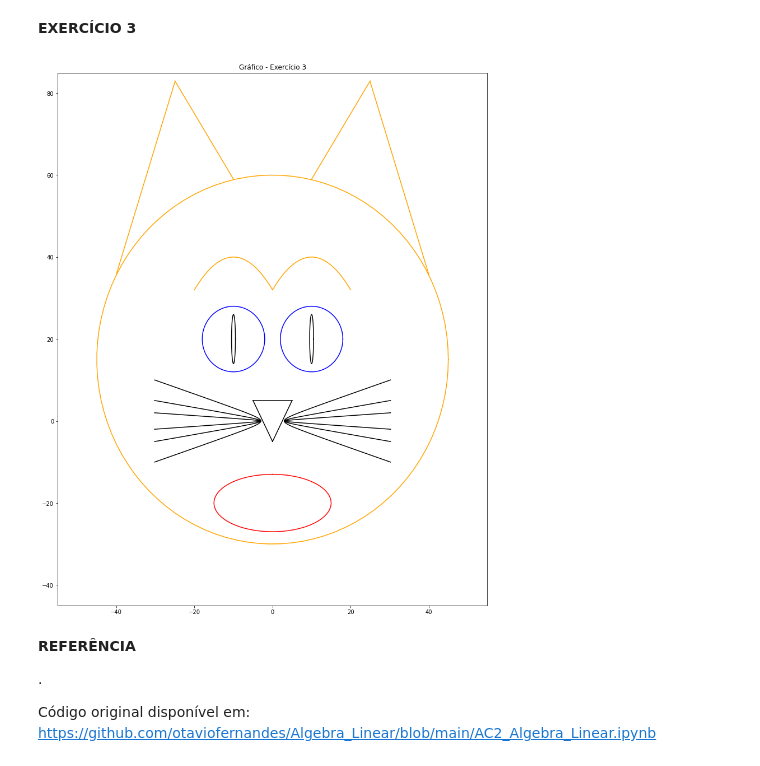
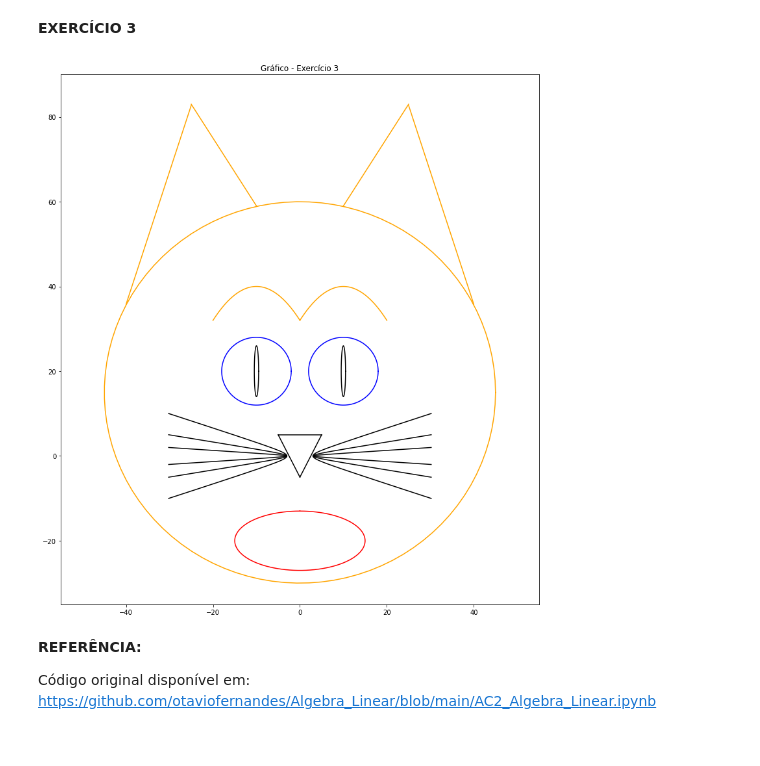
Before and after one commit to otaviofernandes/Algebra_Linear, a Jupyter notebook: AC2_Algebra_Linear.ipynb, the cells around one changed output. Cells and saved outputs as stored; diff of their text form; code cells hidden in the pictures.

```diff
--- a/AC2_Algebra_Linear.ipynb
+++ b/AC2_Algebra_Linear.ipynb
@@ -323,39 +323,37 @@ t18 = np.linspace(-40, -25, 100)
 x18 = t18
 y18 = 3.13 * x18 + 161
 
 #plotagem do gráfico
-plt.figure(figsize=(13.75, 17.5))
+plt.figure(figsize=(13.2, 15))
 plt.title('Gráfico - Exercício 3')
 plt.xticks(np.linspace(-40, 40, 5))
 plt.yticks(np.linspace(-40, 80, 7))
 plt.xlim(-55, 55)
-plt.ylim(-45, 85)
+plt.ylim(-35, 90)
 plt.plot(x1, y1, 'orange');
 plt.plot(x2, y2, 'blue');
 plt.plot(x3, y3, 'blue');
 plt.plot(x4, y4, 'red');
 plt.plot(x5, y5, 'black');
 plt.plot(x6, y6, 'black');
 plt.plot(x7, y7, 'orange');
 plt.plot(x8, y8, 'orange');
 plt.plot(x9, y9, 'black');
 plt.plot(xc9 - x9, y9, 'black');
 plt.plot(x10, y10, 'black');
 plt.plot(xc10 - x10, y10, 'black');
 plt.plot(x11, y11, 'black');
 plt.plot(xc11 - x11, y11, 'black');
 plt.plot(x12, y12, 'black');
 plt.plot(x13, y13, 'black');
 plt.plot(x14, y14, 'black');
 plt.plot(x15, y15, 'orange');
 plt.plot(x16, y16, 'orange');
 plt.plot(x17, y17, 'orange');
 plt.plot(x18, y18, 'orange');
 # %% [output]
-[figure, old version]
+[figure, new version]
 # %% [markdown]
-**REFERÊNCIA**
-
-.
+**REFERÊNCIA:**
 
 Código original disponível em: https://github.com/otaviofernandes/Algebra_Linear/blob/main/AC2_Algebra_Linear.ipynb
```
Also changed, not shown: parts of 1 cell of this notebook.
